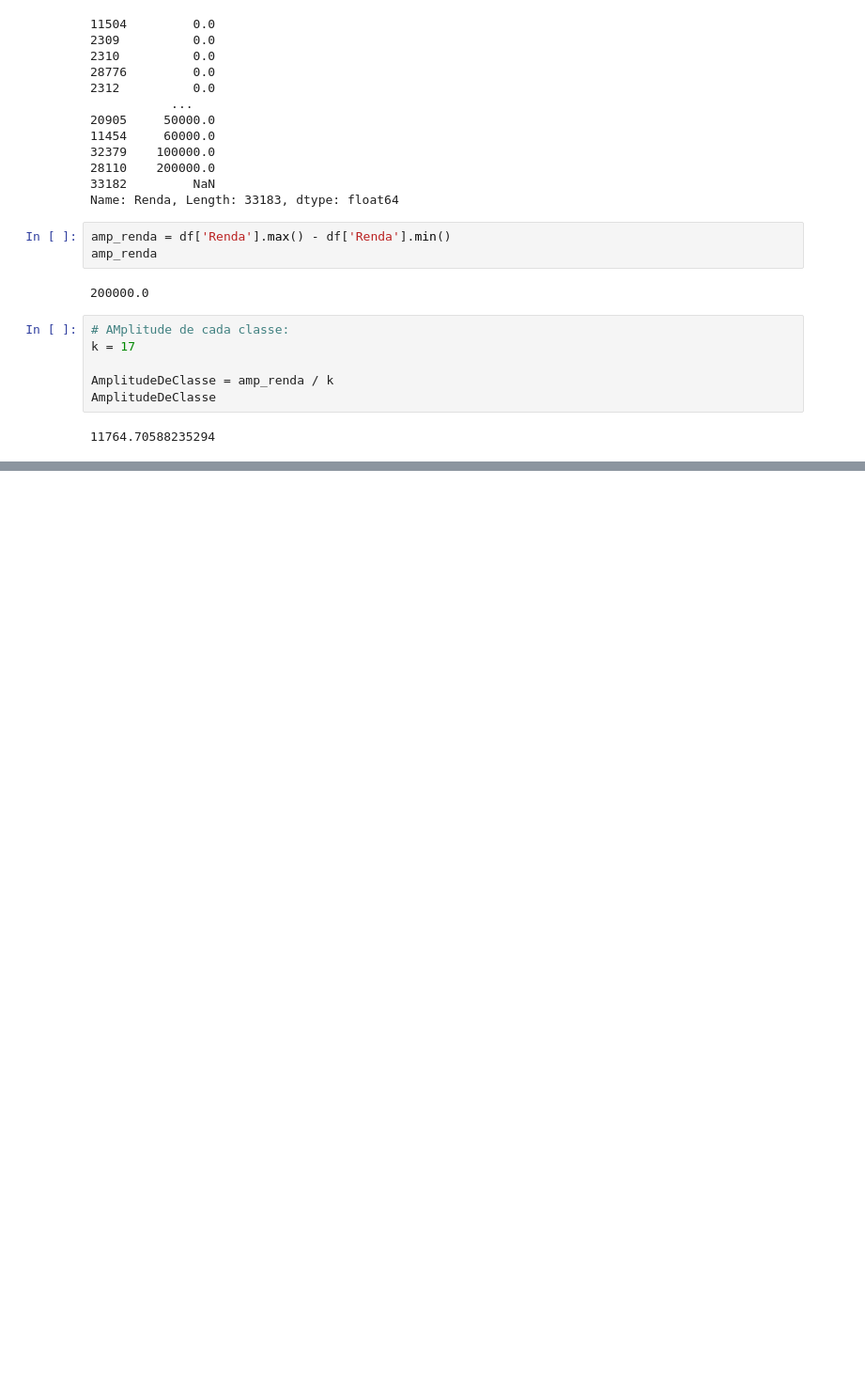
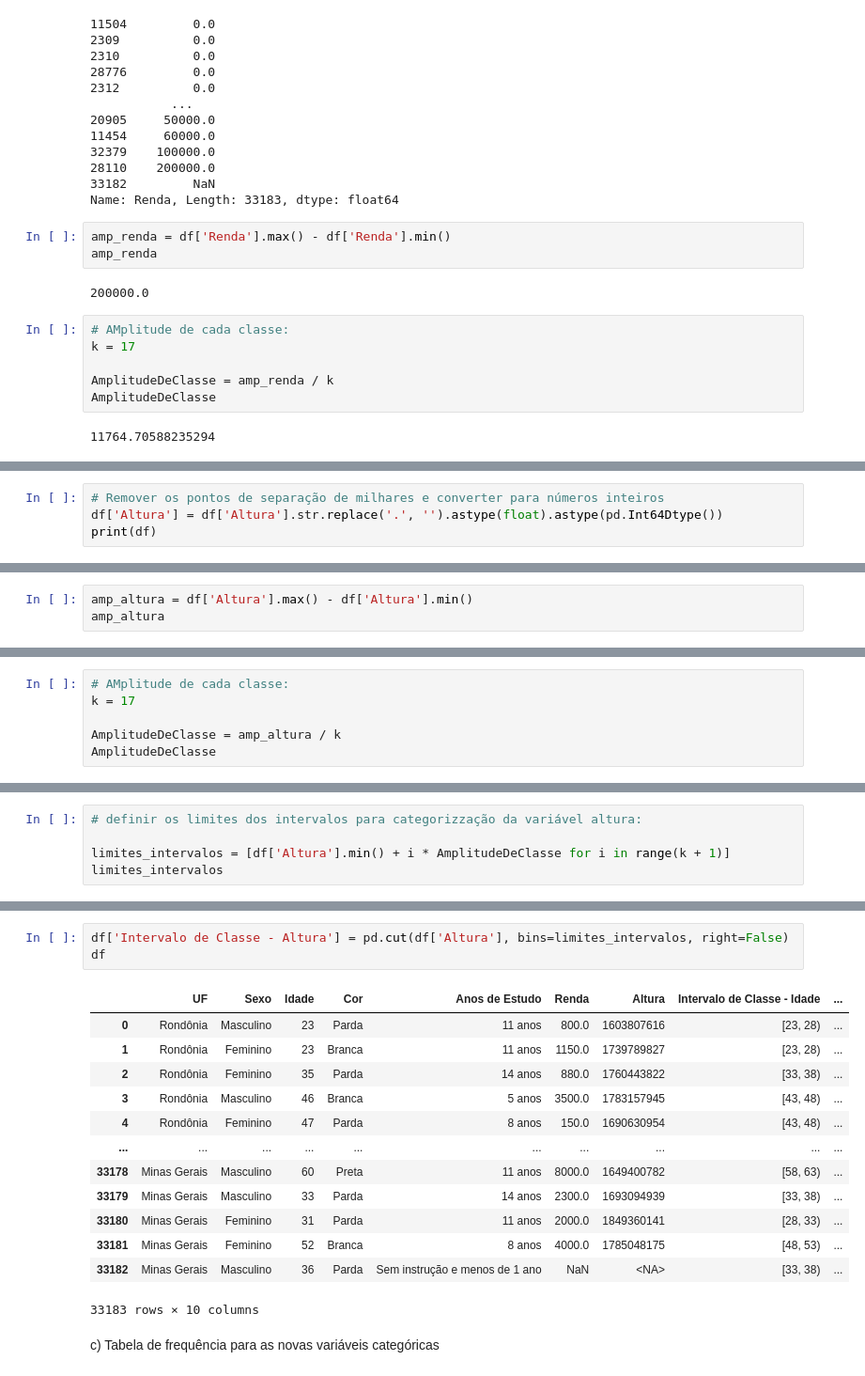
Before and after one commit to VivianeSouza923/Python-Study, a Jupyter notebook: tabelas_frequencia.ipynb, the cells around one changed output, grey strips where cells are left out. Shown at 94% size. Cells and saved outputs as stored; diff of their text form; blank space fills up the shorter version.

```diff
--- a/tabelas_frequencia.ipynb
+++ b/tabelas_frequencia.ipynb
@@ -359,0 +427,4 @@ AmplitudeDeClasse
+# %%
+# Remover os pontos de separação de milhares e converter para números inteiros
+df['Altura'] = df['Altura'].str.replace('.', '').astype(float).astype(pd.Int64Dtype())
+print(df)
@@ -359,0 +449,3 @@ AmplitudeDeClasse
+# %%
+amp_altura = df['Altura'].max() - df['Altura'].min()
+amp_altura
@@ -359,0 +454,6 @@ AmplitudeDeClasse
+# %%
+# AMplitude de cada classe:
+k = 17
+
+AmplitudeDeClasse = amp_altura / k
+AmplitudeDeClasse
@@ -359,0 +462,5 @@ AmplitudeDeClasse
+# %%
+# definir os limites dos intervalos para categorizzação da variável altura:
+
+limites_intervalos = [df['Altura'].min() + i * AmplitudeDeClasse for i in range(k + 1)]
+limites_intervalos
@@ -359,0 +486,19 @@ AmplitudeDeClasse
+# %%
+df['Intervalo de Classe - Altura'] = pd.cut(df['Altura'], bins=limites_intervalos, right=False)
+df
+# %% [output]
+|  | UF | Sexo | Idade | Cor | Anos de Estudo | Renda | Altura | Intervalo de Classe - Idade | ... |
+| 0 | Rondônia | Masculino | 23 | Parda | 11 anos | 800.0 | 1603807616 | [23, 28) | ... |
+| 1 | Rondônia | Feminino | 23 | Branca | 11 anos | 1150.0 | 1739789827 | [23, 28) | ... |
+| 2 | Rondônia | Feminino | 35 | Parda | 14 anos | 880.0 | 1760443822 | [33, 38) | ... |
+| 3 | Rondônia | Masculino | 46 | Branca | 5 anos | 3500.0 | 1783157945 | [43, 48) | ... |
+| 4 | Rondônia | Feminino | 47 | Parda | 8 anos | 150.0 | 1690630954 | [43, 48) | ... |
+| ... | ... | ... | ... | ... | ... | ... | ... | ... | ... |
+| 33178 | Minas Gerais | Masculino | 60 | Preta | 11 anos | 8000.0 | 1649400782 | [58, 63) | ... |
+| 33179 | Minas Gerais | Masculino | 33 | Parda | 14 anos | 2300.0 | 1693094939 | [33, 38) | ... |
+| 33180 | Minas Gerais | Feminino | 31 | Parda | 11 anos | 2000.0 | 1849360141 | [28, 33) | ... |
+| 33181 | Minas Gerais | Feminino | 52 | Branca | 8 anos | 4000.0 | 1785048175 | [48, 53) | ... |
+| 33182 | Minas Gerais | Masculino | 36 | Parda | Sem instrução e menos de 1 ano | NaN | <NA> | [33, 38) | ... |
+33183 rows × 10 columns
+# %% [markdown]
+c) Tabela de frequência para as novas variáveis categóricas
```
Also changed, not shown: parts of 11 cells of this notebook.
